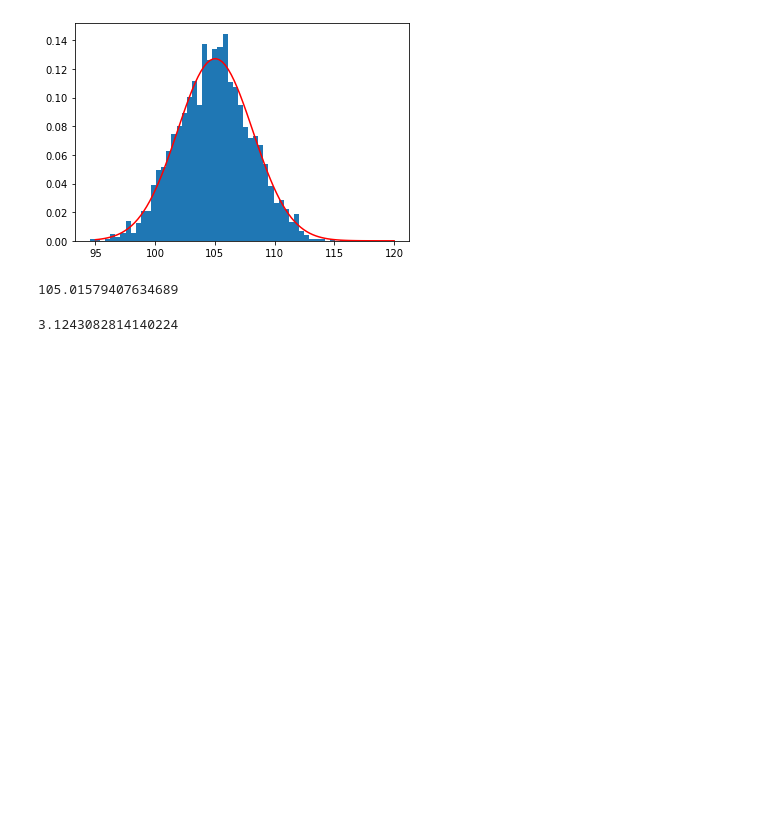
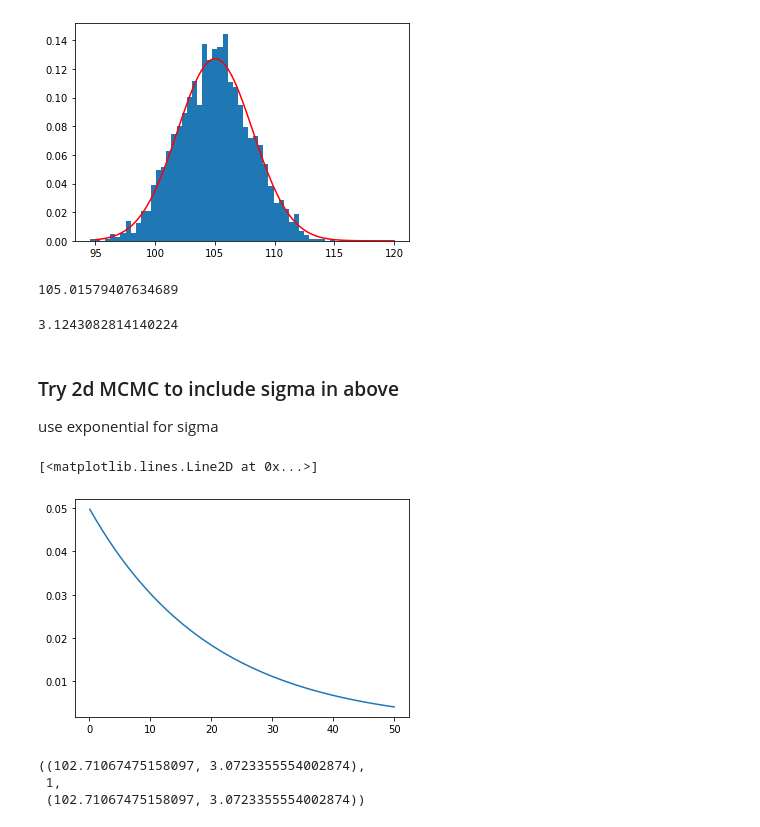
Before and after one commit to DrEntropy/BayesRulesWork, a Jupyter notebook: Chapter7.ipynb, the cells around one changed output. Drawn from its saved outputs; the diff is of its cells as text; code cells hidden in the pictures; blank space fills up the shorter version.

Commit message:
Added a 2d MCMC for the normal normal case

```diff
--- a/Chapter7.ipynb
+++ b/Chapter7.ipynb
@@ -126,3 +125,12 @@ np.mean(sim)
 np.std(sim)
 # %% [output]
 3.1243082814140224
+# %% [markdown]
+### Try 2d MCMC to include sigma in above
+use exponential for sigma
+# %%
+x = np.linspace(0.1,50,50)
+plt.plot(x, expon.pdf(x, scale=20))
+# %% [output]
+[<matplotlib.lines.Line2D at 0x...>]
+[figure, added]
@@ -128,0 +150,6 @@ np.std(sim)
+# %%
+SingleStepN(10,1,100,3,temperature_data)
+# %% [output]
+((102.71067475158097, 3.0723355554002874),
+ 1,
+ (102.71067475158097, 3.0723355554002874))
```
Also changed, not shown: parts of 12 cells of this notebook.
